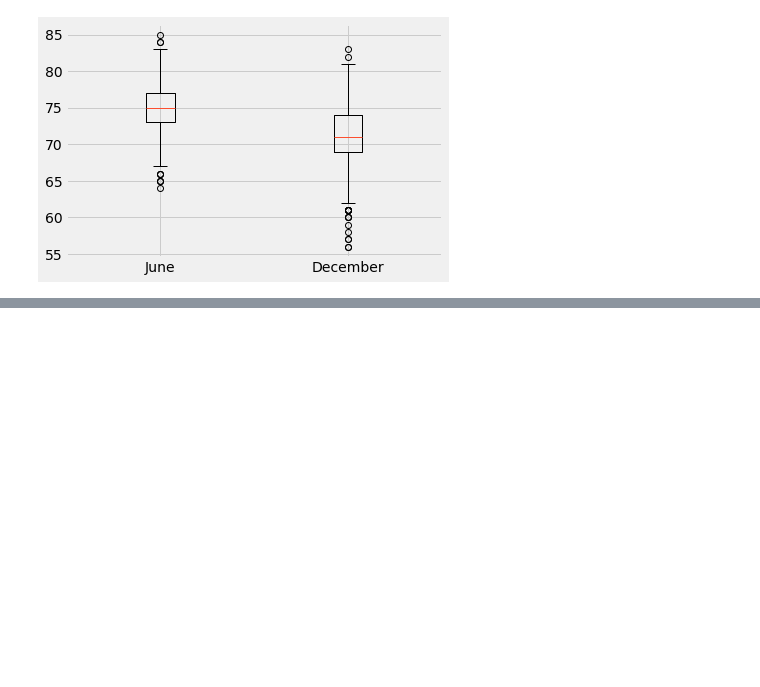
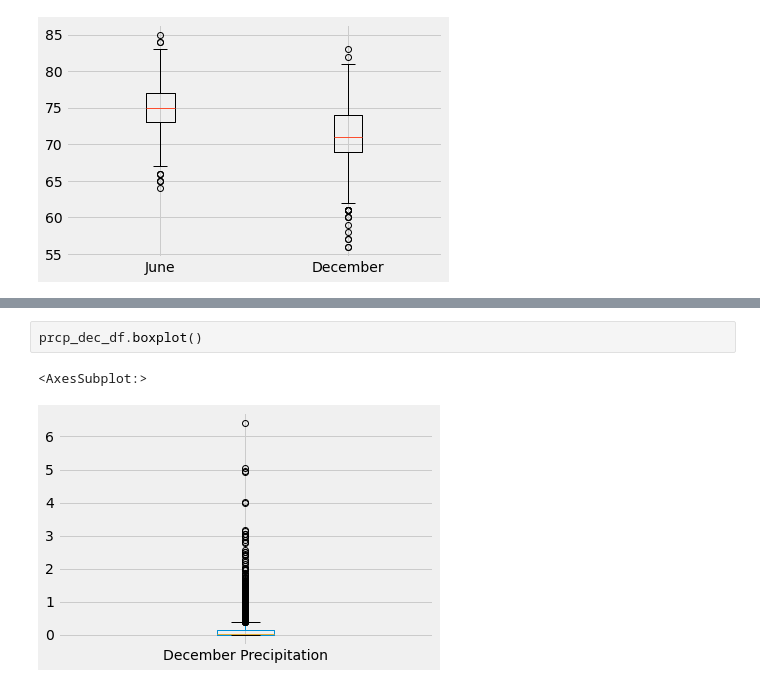
Before and after one commit to KathiaF/surfs_up, a Jupyter notebook: SurfsUp_Challenge.ipynb, the cells around one changed output, grey strips where cells are left out. Saved outputs shown, nothing was run; the diff lists cells and outputs as text; blank space fills up the shorter version.

```diff
--- a/SurfsUp_Challenge.ipynb
+++ b/SurfsUp_Challenge.ipynb
@@ -137,0 +182,5 @@ plt.xticks([1, 2], ['June', 'December'])
+# %%
+prcp_dec_df.boxplot()
+# %% [output]
+<AxesSubplot:>
+[figure, added]
```
Also changed, not shown: parts of 9 cells of this notebook, 4 other files.
